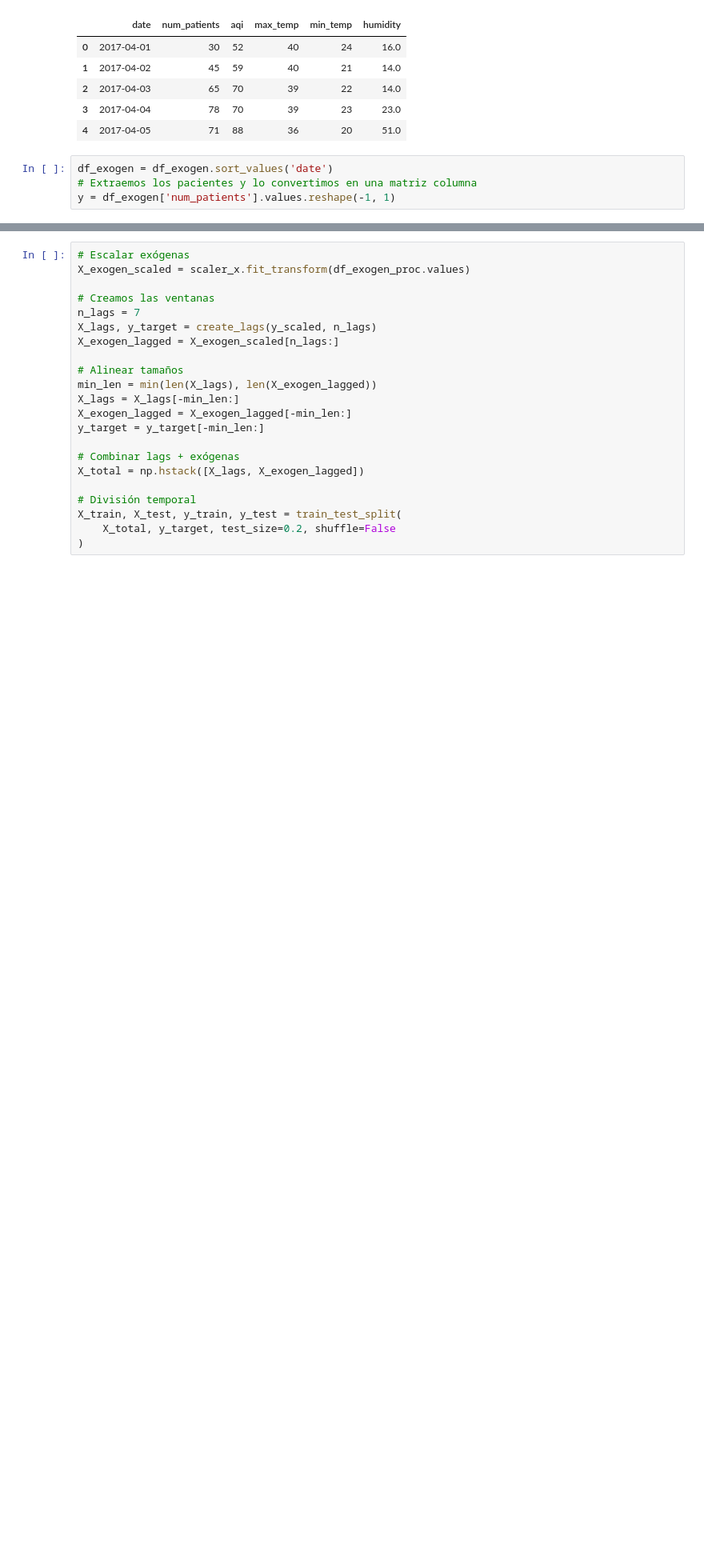
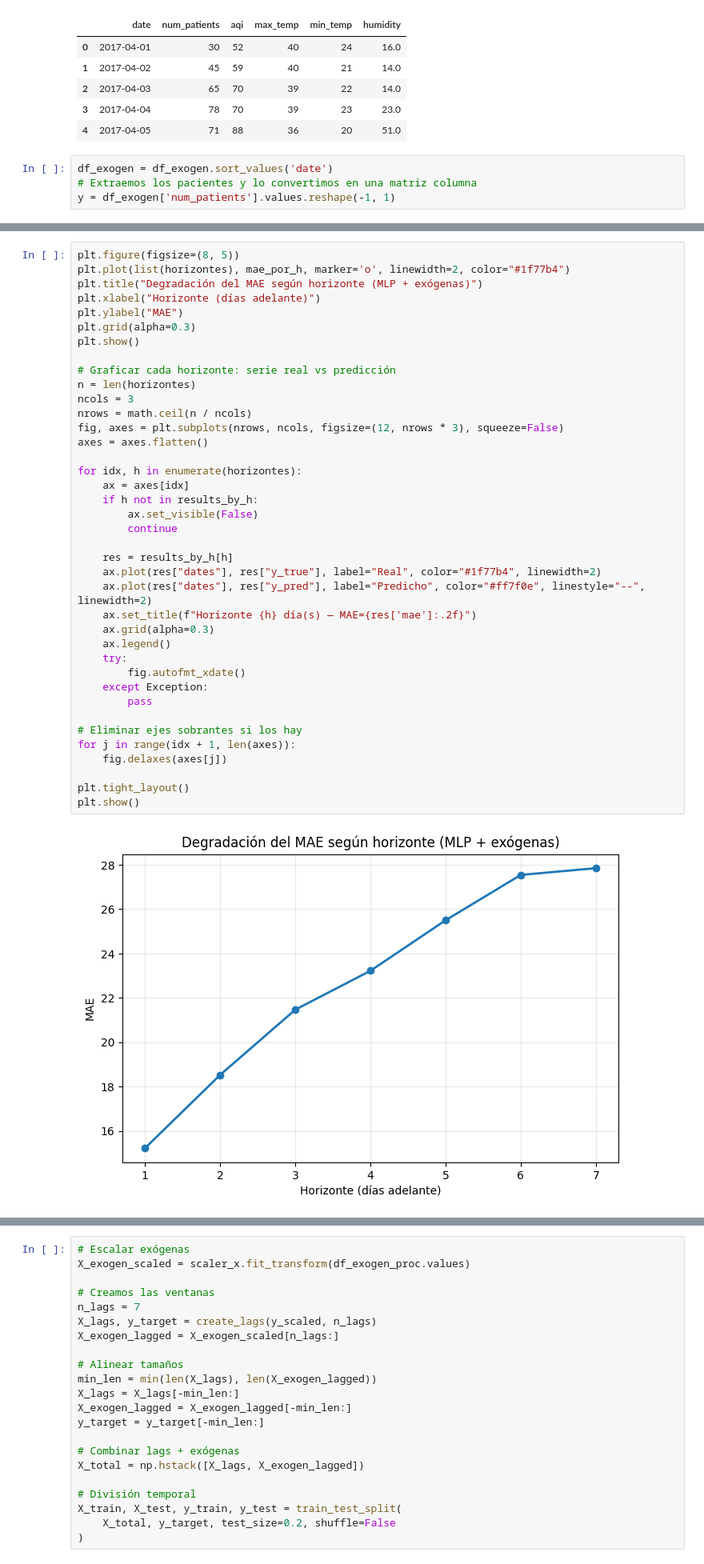
Before and after one commit to FaustoGabini/hospital-bed-prediction, a Jupyter notebook: 03_MLP.ipynb, the cells around one changed output, grey strips where cells are left out. Shown at 80% size. Drawn from its saved outputs; the diff is of its cells as text; blank space fills up the shorter version.

```diff
--- a/03_MLP.ipynb
+++ b/03_MLP.ipynb
@@ -265,0 +378,41 @@ df_exogen_proc
+# %%
+plt.figure(figsize=(8, 5))
+plt.plot(list(horizontes), mae_por_h, marker='o', linewidth=2, color="#1f77b4")
+plt.title("Degradación del MAE según horizonte (MLP + exógenas)")
+plt.xlabel("Horizonte (días adelante)")
+plt.ylabel("MAE")
+plt.grid(alpha=0.3)
+plt.show()
+
+# Graficar cada horizonte: serie real vs predicción
+n = len(horizontes)
+ncols = 3
+nrows = math.ceil(n / ncols)
+fig, axes = plt.subplots(nrows, ncols, figsize=(12, nrows * 3), squeeze=False)
+axes = axes.flatten()
+
+for idx, h in enumerate(horizontes):
+    ax = axes[idx]
+    if h not in results_by_h:
+        ax.set_visible(False)
+        continue
+
+    res = results_by_h[h]
+    ax.plot(res["dates"], res["y_true"], label="Real", color="#1f77b4", linewidth=2)
+    ax.plot(res["dates"], res["y_pred"], label="Predicho", color="#ff7f0e", linestyle="--", linewidth=2)
+    ax.set_title(f"Horizonte {h} día(s) — MAE={res['mae']:.2f}")
+    ax.grid(alpha=0.3)
+    ax.legend()
+    try:
+        fig.autofmt_xdate()
+    except Exception:
+        pass
+
+# Eliminar ejes sobrantes si los hay
+for j in range(idx + 1, len(axes)):
+    fig.delaxes(axes[j])
+
+plt.tight_layout()
+plt.show()
+# %% [output]
+[figure, added]
```
Also changed, not shown: parts of 40 cells of this notebook.
